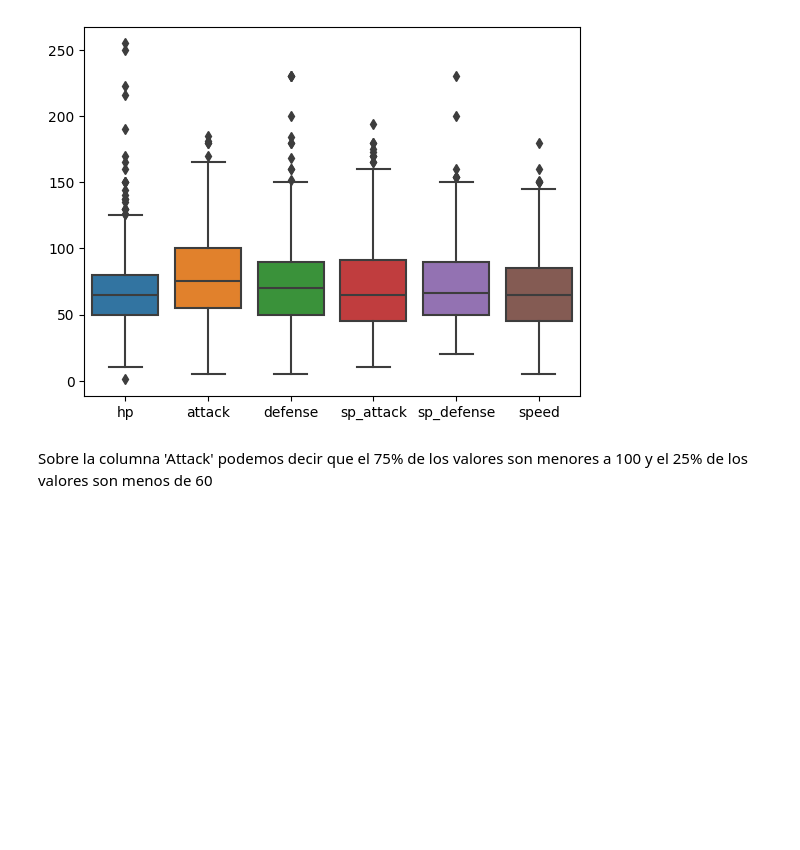
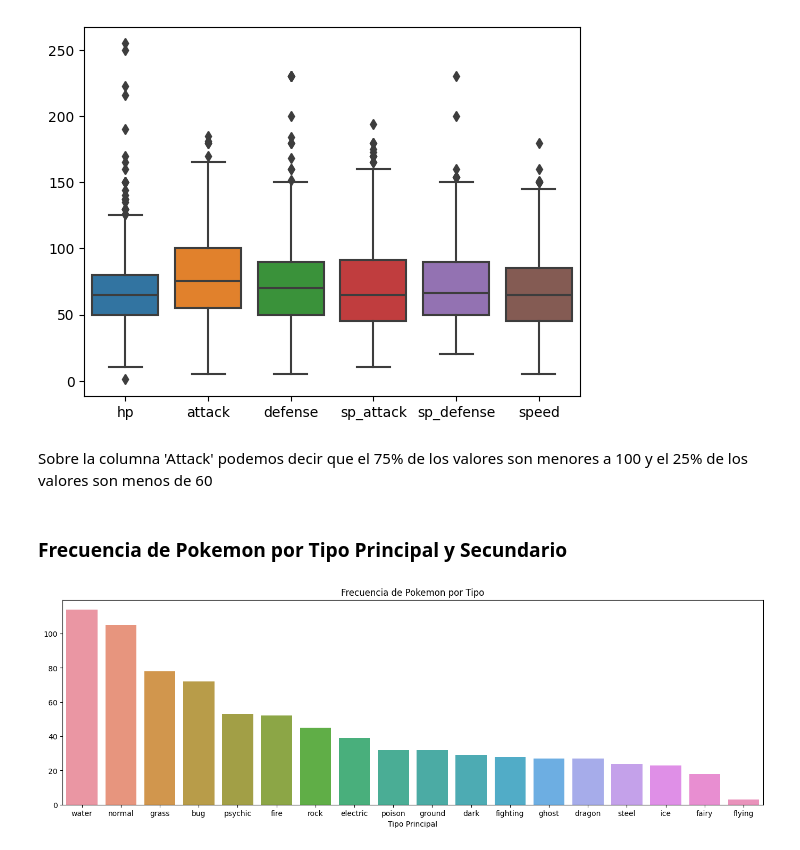
Before and after one commit to carbajaljerson/pokemon, a Jupyter notebook: EDA.ipynb, the cells around one changed output. Saved outputs shown, nothing was run; the diff lists cells and outputs as text; code cells hidden in the pictures; blank space fills up the shorter version.

```diff
--- a/EDA.ipynb
+++ b/EDA.ipynb
@@ -254,3 +258,13 @@ plt.show()
 [figure]
 # %% [markdown]
 Sobre la columna 'Attack' podemos decir que el 75% de los valores son menores a 100 y el 25% de los valores son menos de 60
+# %% [markdown]
+### Frecuencia de Pokemon por Tipo Principal y Secundario
+# %%
+plt.figure(figsize=(17, 5))
+plt.title("Frecuencia de Pokemon por Tipo")
+s = data['type1'].value_counts().rename_axis('Tipo Principal')
+sns.barplot(x=s.index, y=s.values, order = data['type1'].value_counts().index)
+plt.show()
+# %% [output]
+[figure, added]
```
Also changed, not shown: parts of 2 cells of this notebook, 2 other files.
